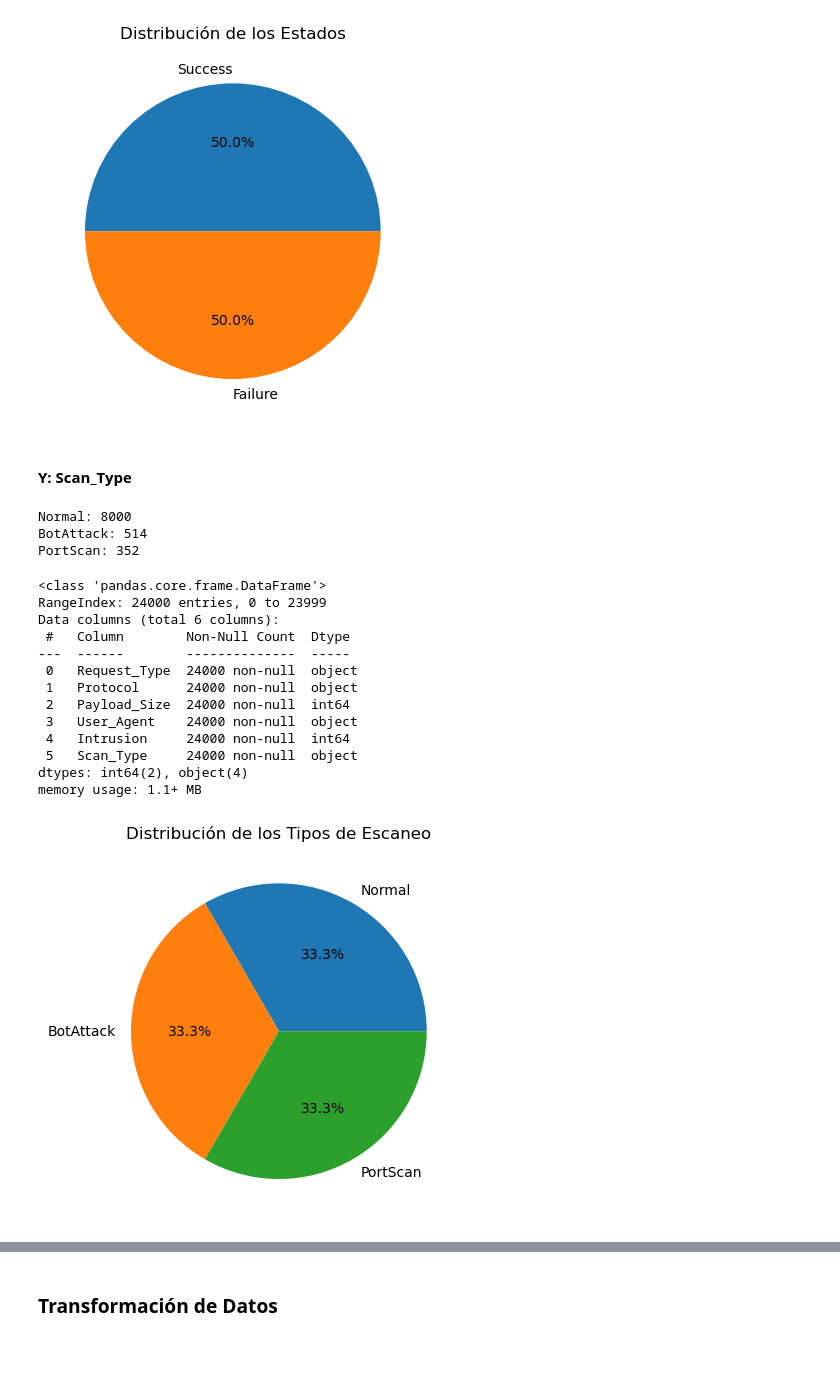
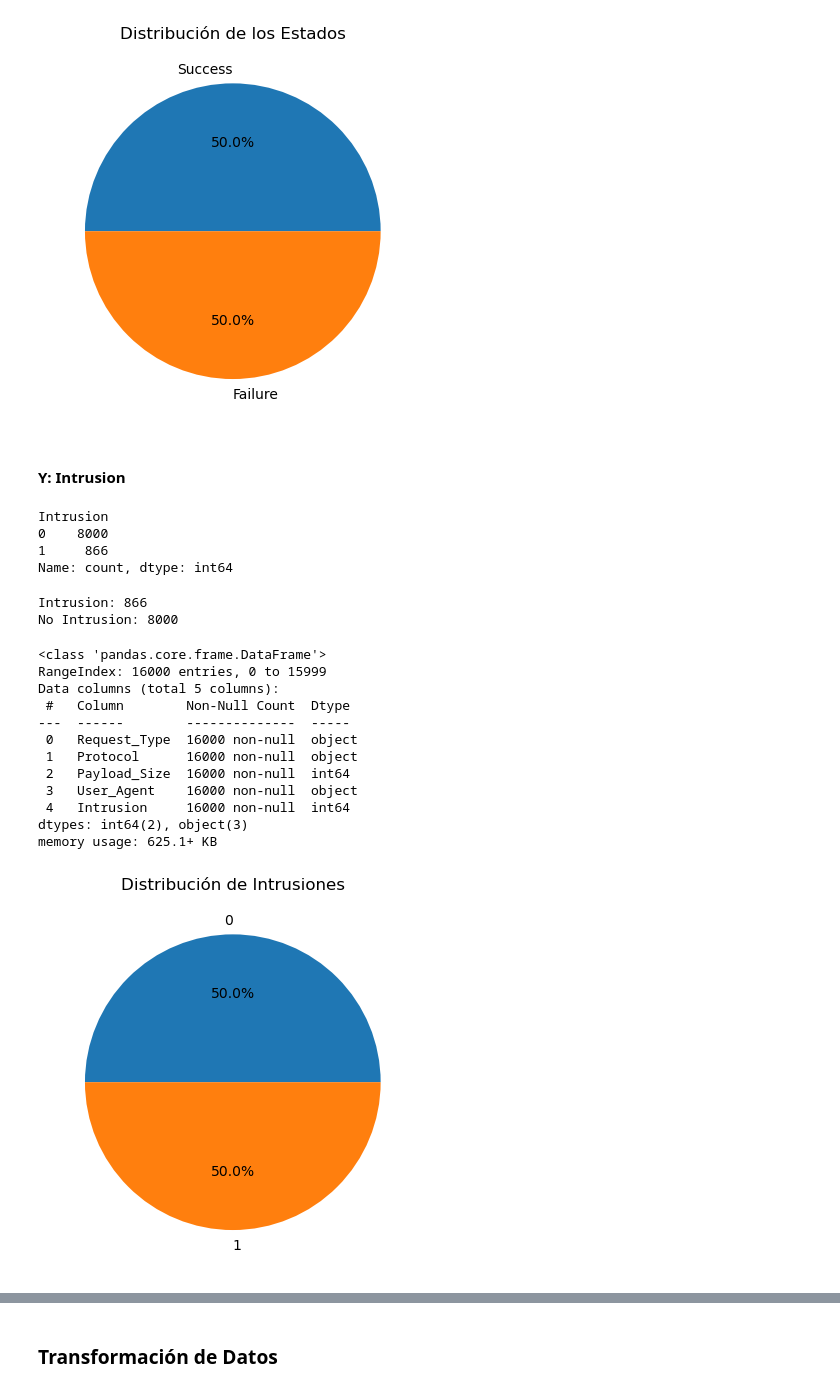
Before and after one commit to Tomaslopera/Scientific_Computing, a Jupyter notebook: Clasificacion/CasoEvaluativo_Clasificacion.ipynb, the cells around one changed output, grey strips where cells are left out. Saved outputs shown, nothing was run; the diff lists cells and outputs as text; code cells hidden in the pictures; blank space fills up the shorter version.

Commit message:
Caso Evaluativo Clasificación Y:Intrusion

```diff
--- a/Clasificacion/CasoEvaluativo_Clasificacion.ipynb
+++ b/Clasificacion/CasoEvaluativo_Clasificacion.ipynb
@@ -207,7 +210,7 @@ data_clean
 8866 rows × 7 columns
 # %%
 data_status = data_clean.drop(columns=['Scan_Type'])
-data_scan = data_clean.drop(columns=['Status'])
+data_intrusion = data_clean.drop(columns=['Status', 'Scan_Type'])
 # %% [markdown]
 ### Balanceo
 # %% [markdown]
@@ -247,43 +250,45 @@ plt.show()
 # %% [output]
 [figure]
 # %% [markdown]
-#### Y: Scan_Type
+#### Y: Intrusion
+# %%
+data_intrusion["Intrusion"].value_counts()
+# %% [output]
+Intrusion
+0    8000
+1     866
+Name: count, dtype: int64
 # %%
-data_scan_normal = data_scan[data_scan["Scan_Type"] == "Normal"]
-data_scan_bot = data_scan[data_scan["Scan_Type"] == "BotAttack"]
-data_scan_port = data_scan[data_scan["Scan_Type"] == "PortScan"]
+data_intrusion_intrusion = data_intrusion[data_intrusion["Intrusion"] == 1]
+data_intrusion_no_intrusion = data_intrusion[data_intrusion["Intrusion"] == 0]
 
-print(f"Normal: {data_scan_normal.shape[0]}")
-print(f"BotAttack: {data_scan_bot.shape[0]}")
-print(f"PortScan: {data_scan_port.shape[0]}")
+print(f"Intrusion: {data_intrusion_intrusion.shape[0]}")
+print(f"No Intrusion: {data_intrusion_no_intrusion.shape[0]}")
 # %% [output]
-Normal: 8000
-BotAttack: 514
-PortScan: 352
+Intrusion: 866
+No Intrusion: 8000
 # %%
-data_scan_bot_re = data_scan_bot.sample(data_scan_normal.shape[0], replace=True)
-data_scan_port_re = data_scan_port.sample(data_scan_normal.shape[0], replace=True)
+data_intrusion_re = data_intrusion_intrusion.sample(data_intrusion_no_intrusion.shape[0], replace=True)
 
-data_scan = pd.concat([data_scan_normal, data_scan_bot_re, data_scan_port_re])
-data_scan.reset_index(drop=True, inplace=True)
-data_scan.info()
+data_intrusion = pd.concat([data_intrusion_no_intrusion, data_intrusion_re])
+data_intrusion.reset_index(drop=True, inplace=True)
+data_intrusion.info()
 # %% [output]
 <class 'pandas.core.frame.DataFrame'>
-RangeIndex: 24000 entries, 0 to 23999
-Data columns (total 6 columns):
+RangeIndex: 16000 entries, 0 to 15999
+Data columns (total 5 columns):
  #   Column        Non-Null Count  Dtype
 ---  ------        --------------  -----
- 0   Request_Type  24000 non-null  object
- 1   Protocol      24000 non-null  object
- 2   Payload_Size  24000 non-null  int64
- 3   User_Agent    24000 non-null  object
- 4   Intrusion     24000 non-null  int64
- 5   Scan_Type     24000 non-null  object
-dtypes: int64(2), object(4)
-memory usage: 1.1+ MB
+ 0   Request_Type  16000 non-null  object
+ 1   Protocol      16000 non-null  object
+ 2   Payload_Size  16000 non-null  int64
+ 3   User_Agent    16000 non-null  object
+ 4   Intrusion     16000 non-null  int64
+dtypes: int64(2), object(3)
+memory usage: 625.1+ KB
 # %%
-plt.pie(data_scan["Scan_Type"].value_counts(), labels=data_scan["Scan_Type"].value_counts().index, autopct='%1.1f%%')
-plt.title("Distribución de los Tipos de Escaneo")
+plt.pie(data_intrusion["Intrusion"].value_counts(), labels=data_intrusion["Intrusion"].value_counts().index, autopct='%1.1f%%')
+plt.title("Distribución de Intrusiones")
 plt.show()
 # %% [output]
-[figure, old version]
+[figure, new version]
```
Also changed, not shown: parts of 50 cells of this notebook.
